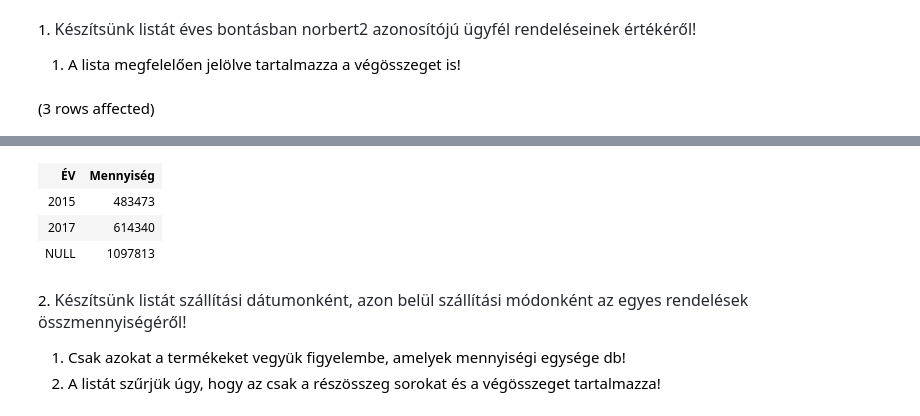
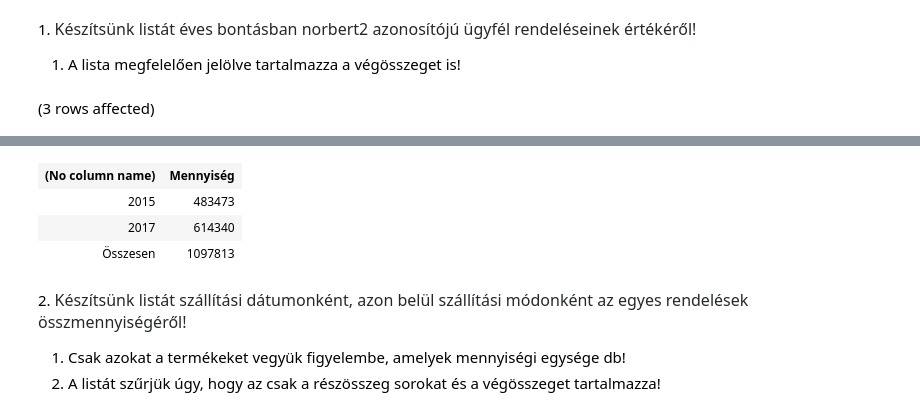
Before and after one commit to DeliMercedesz/gyak5, a Jupyter notebook: gyakorlat05_feladatok.ipynb, the cells around one changed output, grey strips where cells are left out. Cells and saved outputs as stored; diff of their text form; code cells hidden in the pictures.

```diff
--- a/gyakorlat05_feladatok.ipynb
+++ b/gyakorlat05_feladatok.ipynb
@@ -3,7 +3,7 @@
 
 1. A lista megfelelően jelölve tartalmazza a végösszeget is!
 # %%
-SELECT YEAR(r.REND_DATUM) as 'ÉV',sum(rt.EGYSEGAR*rt.MENNYISEG) AS 'Mennyiség'
+SELECT IIF(GROUPING_ID(YEAR(r.REND_DATUM)) = 1,'Összesen',CAST(YEAR(r.REND_DATUM) as nvarchar)),sum(rt.EGYSEGAR*rt.MENNYISEG) AS 'Mennyiség'
 FROM rendeles r JOIN Rendeles_tetel rt ON r.sorszam = rt.sorszam
 WHERE r.LOGIN = 'norbert2'
 GROUP BY ROLLUP(YEAR(r.REND_DATUM))
@@ -13,7 +13,7 @@ Total execution time: 00:00:00.016
-| ÉV | Mennyiség |
+| (No column name) | Mennyiség |
 | 2015 | 483473 |
 | 2017 | 614340 |
-| NULL | 1097813 |
+| Összesen | 1097813 |
 # %% [markdown]
 2. <span style="color: rgb(36, 41, 47); font-family: -apple-system, BlinkMacSystemFont, &quot;Segoe UI&quot;, Helvetica, Arial, sans-serif, &quot;Apple Color Emoji&quot;, &quot;Segoe UI Emoji&quot;; font-size: 16px;">Készítsünk listát szállítási dátumonként, azon belül szállítási módonként az egyes rendelések összmennyiségéről!</span>
 
```
Also changed, not shown: parts of 3 cells of this notebook.
